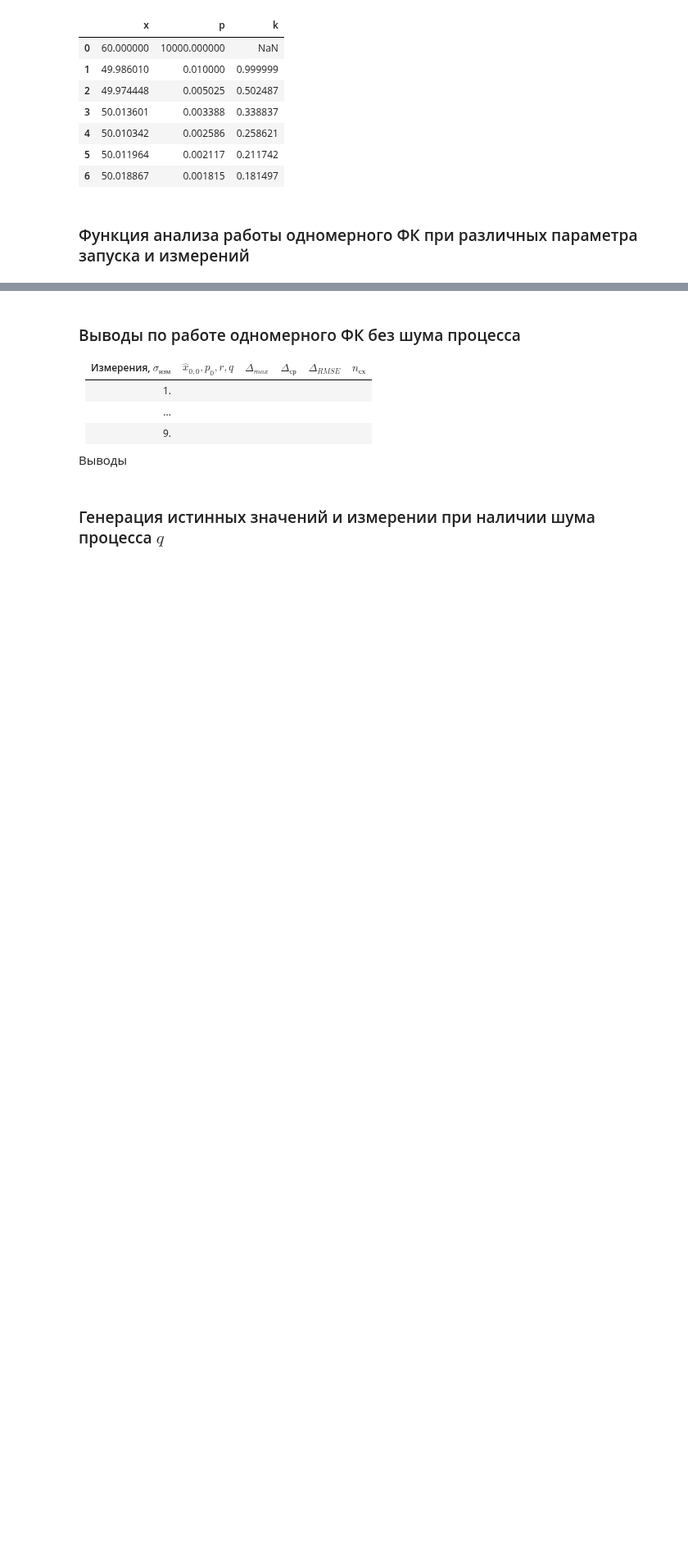
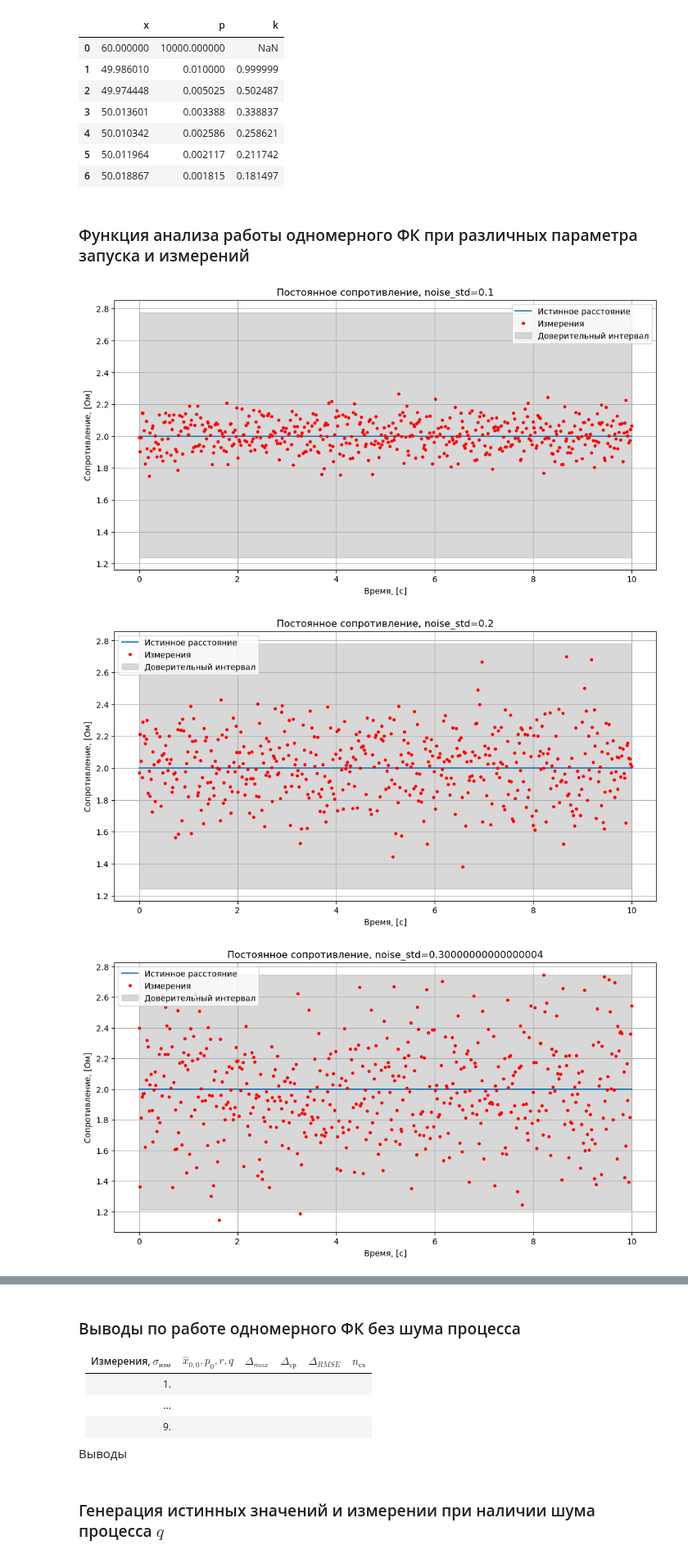
Before and after one commit to BROsandr/modeling_ius, a Jupyter notebook: lab2/lab02.ipynb, the cells around one changed output, grey strips where cells are left out. Shown at 82% size. Cells and saved outputs as stored; diff of their text form; code cells hidden in the pictures; blank space fills up the shorter version.

Commit message:
Feat:Доб-ие plot_kalman(...)

```diff
--- a/lab2/lab02.ipynb
+++ b/lab2/lab02.ipynb
@@ -246,32 +246,49 @@ def rmse(measure, ref):
 def mean_confidence_interval(data, confidence=0.95, mean=None, std=None):
   n = len(data)
   if std  is None: std = np.std(data, ddof=1)
-  if mean is None: m   = np.mean(data)
+  if mean is None: mean   = np.mean(data)
   se = std / np.sqrt(n)
   h = se * scipy.stats.t.ppf((1 + confidence) / 2., n-1)
-  return m, m-h, m+h
+  return mean, mean-h, mean+h
+# %%
+def plot_kalman(t, data_true, data_measure, confidence_interval, title):
+  plt.figure(figsize=(12, 6))
+  plt.plot(t, data_true, label='Истинное расстояние')
+  plt.plot(t, data_measure, 'r.', label='Измерения')
+  plt.fill_between(t, confidence_interval[0], confidence_interval[1], color='gray', alpha=0.3, label='Доверительный интервал')
+  plt.xlabel('Время, [с]')
+  plt.ylabel('Сопротивление, [Ом]')
+  plt.legend()
+  plt.grid()
+  plt.title(title)
+  plt.show()
 # %%
-def analyze_kalman(measure, ref, params):
+def analyze_kalman(t, measure, ref, params):
   all_metrics = []
   for z, param in zip(measure, params):
     x, p, k = kalman_filter(z=z, **param)
     all_metrics.append(param | {
       'Δ_max': max_delta(measure=x[1:], ref=ref),
       'Δ_ср': average_delta(measure=x[1:], ref=ref),
       'Δ_rmse': rmse(measure=x[1:], ref=ref),
       'n_cx': len(k[k < 0.2]),
     })
 
+    _, c_l, c_r = mean_confidence_interval(data=measure, confidence=0.95, mean=x[-1], std=[-1])
+    plot_kalman(t=t, data_true=ref, data_measure=z, confidence_interval=(c_l, c_r), title=f'Постоянное сопротивление, noise_std={np.sqrt(param['r'])}')
   print(pd.DataFrame(data=all_metrics, index=range(1, 10)))
 
 params = [
   {
     'x0': amplitude+0.2*amplitude,
     'p0': (4*std)**2,
     'r' : std**2,
     'q' : 0,
   } for std in noise_std
 ]
 
-analyze_kalman(measure=z_const, ref=x_true_const, params=params)
+analyze_kalman(t=t, measure=z_const, ref=x_true_const, params=params)
 # %% [output]
+[figure, added]
+[figure, added]
+[figure, added]
```
Also changed, not shown: parts of 3 cells of this notebook.
